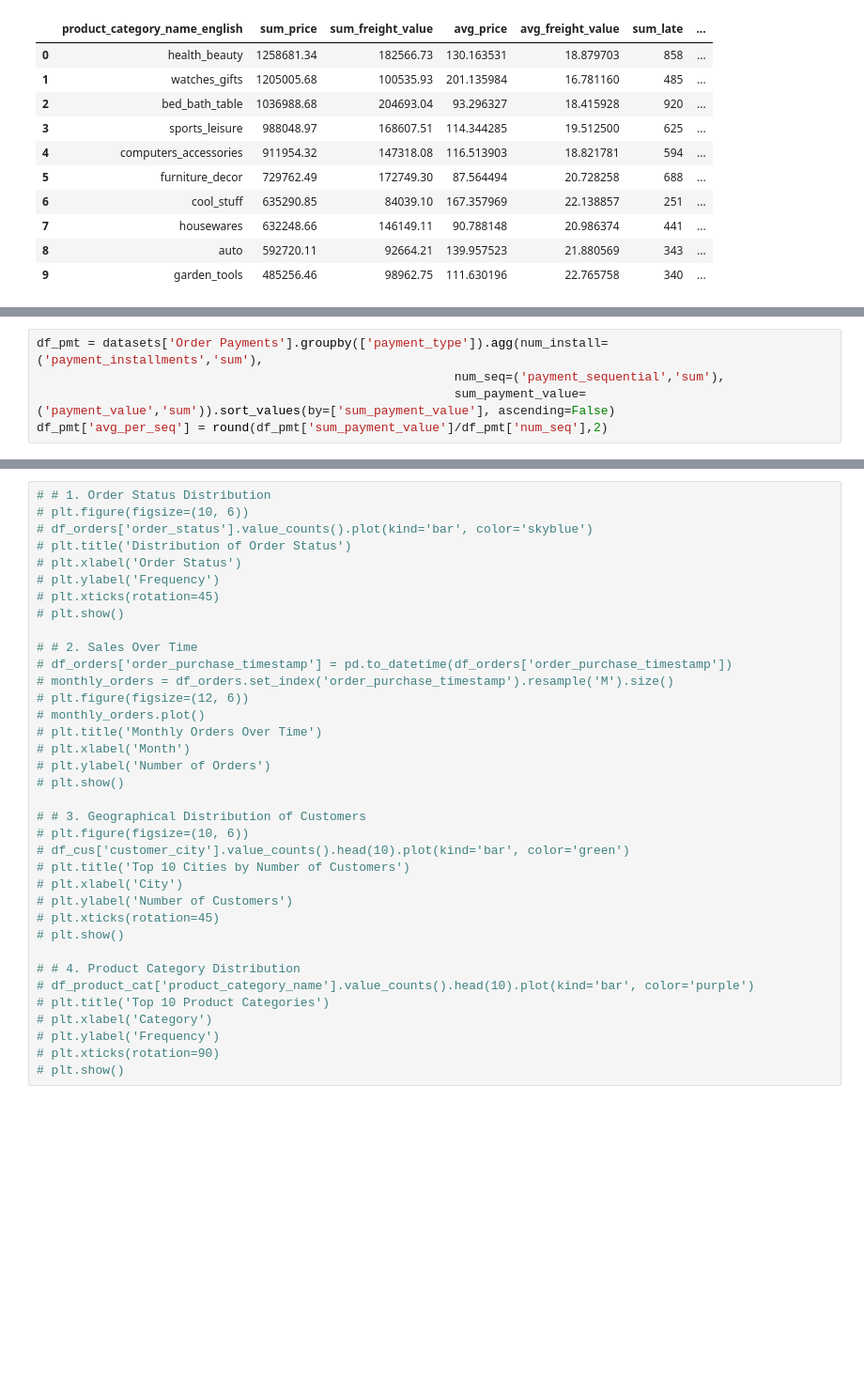
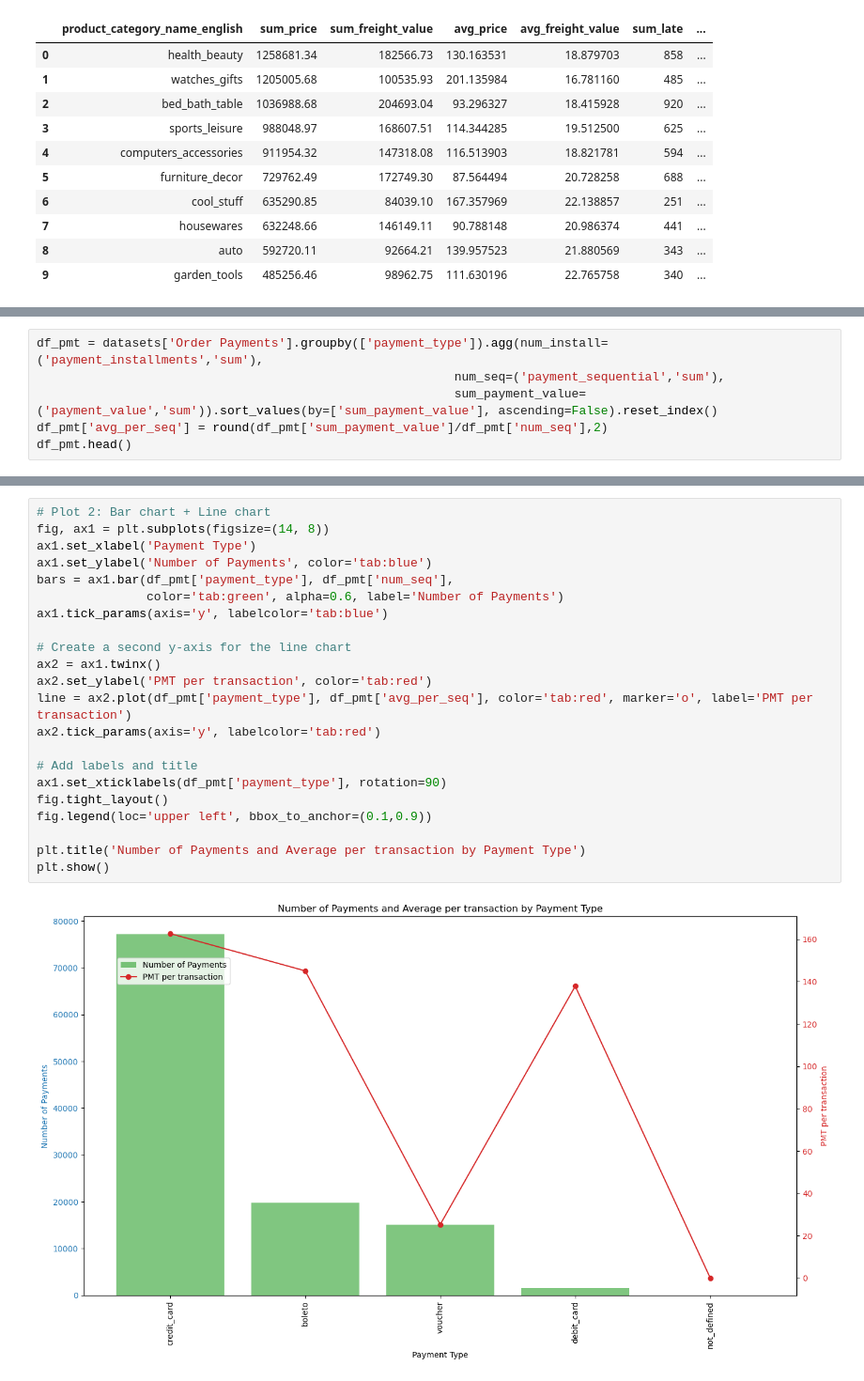
Before and after one commit to LongAiden/brazil_ecommerce_2020, a Jupyter notebook: brazil_ecommerce.ipynb, the cells around one changed output, grey strips where cells are left out. Shown at 94% size. Saved outputs shown, nothing was run; the diff lists cells and outputs as text; blank space fills up the shorter version.

```diff
--- a/brazil_ecommerce.ipynb
+++ b/brazil_ecommerce.ipynb
@@ -204,5 +223,6 @@ df_products_top10
 # %%
 df_pmt = datasets['Order Payments'].groupby(['payment_type']).agg(num_install=('payment_installments','sum'),
                                                          num_seq=('payment_sequential','sum'),
-                                                         sum_payment_value=('payment_value','sum')).sort_values(by=['sum_payment_value'], ascending=False)
+                                                         sum_payment_value=('payment_value','sum')).sort_values(by=['sum_payment_value'], ascending=False).reset_index()
 df_pmt['avg_per_seq'] = round(df_pmt['sum_payment_value']/df_pmt['num_seq'],2)
+df_pmt.head()
@@ -310,36 +236,24 @@ plt.show()
-# %%
-# # 1. Order Status Distribution
-# plt.figure(figsize=(10, 6))
-# df_orders['order_status'].value_counts().plot(kind='bar', color='skyblue')
-# plt.title('Distribution of Order Status')
-# plt.xlabel('Order Status')
-# plt.ylabel('Frequency')
-# plt.xticks(rotation=45)
-# plt.show()
-
-# # 2. Sales Over Time
-# df_orders['order_purchase_timestamp'] = pd.to_datetime(df_orders['order_purchase_timestamp'])
-# monthly_orders = df_orders.set_index('order_purchase_timestamp').resample('M').size()
-# plt.figure(figsize=(12, 6))
-# monthly_orders.plot()
-# plt.title('Monthly Orders Over Time')
-# plt.xlabel('Month')
-# plt.ylabel('Number of Orders')
-# plt.show()
-
-# # 3. Geographical Distribution of Customers
-# plt.figure(figsize=(10, 6))
-# df_cus['customer_city'].value_counts().head(10).plot(kind='bar', color='green')
-# plt.title('Top 10 Cities by Number of Customers')
-# plt.xlabel('City')
-# plt.ylabel('Number of Customers')
-# plt.xticks(rotation=45)
-# plt.show()
-
-# # 4. Product Category Distribution
-# df_product_cat['product_category_name'].value_counts().head(10).plot(kind='bar', color='purple')
-# plt.title('Top 10 Product Categories')
-# plt.xlabel('Category')
-# plt.ylabel('Frequency')
-# plt.xticks(rotation=90)
-# plt.show()
+# %%
+# Plot 2: Bar chart + Line chart
+fig, ax1 = plt.subplots(figsize=(14, 8))
+ax1.set_xlabel('Payment Type')
+ax1.set_ylabel('Number of Payments', color='tab:blue')
+bars = ax1.bar(df_pmt['payment_type'], df_pmt['num_seq'],
+               color='tab:green', alpha=0.6, label='Number of Payments')
+ax1.tick_params(axis='y', labelcolor='tab:blue')
+
+# Create a second y-axis for the line chart
+ax2 = ax1.twinx()
+ax2.set_ylabel('PMT per transaction', color='tab:red')
+line = ax2.plot(df_pmt['payment_type'], df_pmt['avg_per_seq'], color='tab:red', marker='o', label='PMT per transaction')
+ax2.tick_params(axis='y', labelcolor='tab:red')
+
+# Add labels and title
+ax1.set_xticklabels(df_pmt['payment_type'], rotation=90)
+fig.tight_layout()
+fig.legend(loc='upper left', bbox_to_anchor=(0.1,0.9))
+
+plt.title('Number of Payments and Average per transaction by Payment Type')
+plt.show()
+# %% [output]
+[figure, added]
```
Also changed, not shown: parts of 25 cells of this notebook.
